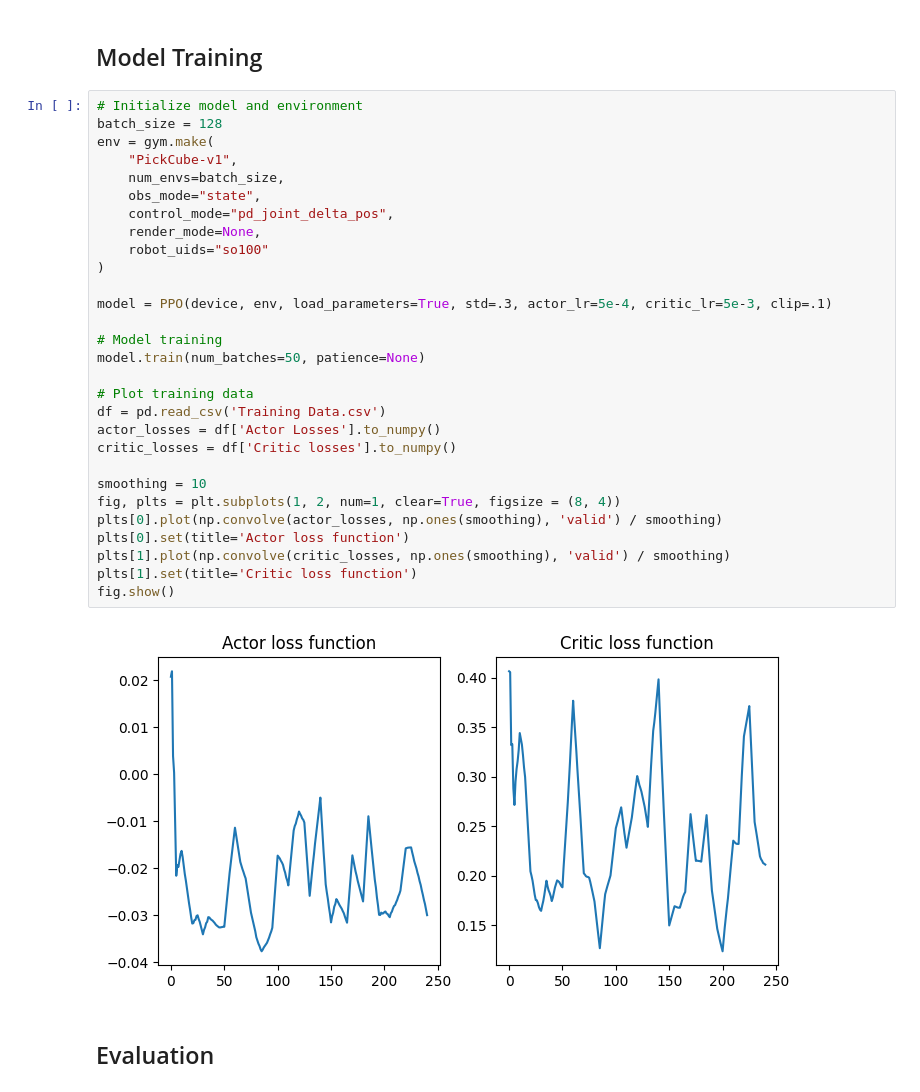
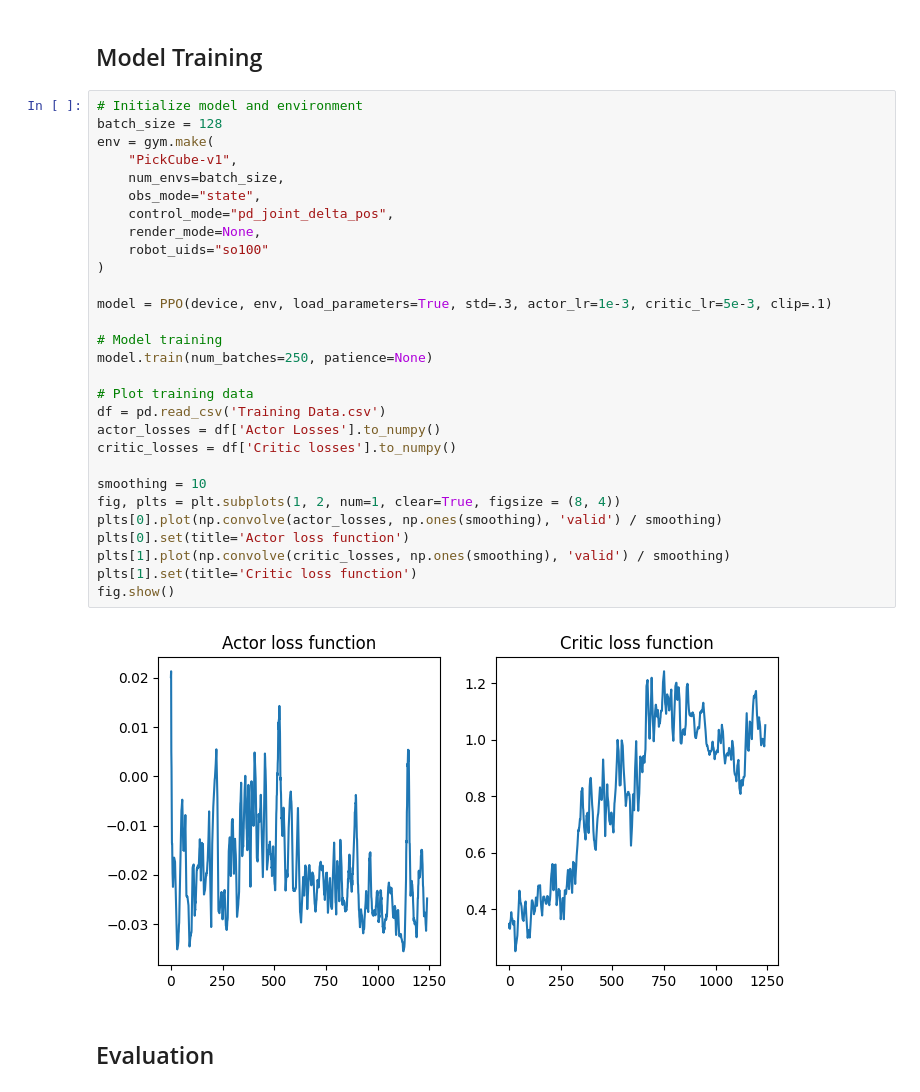
Before and after one commit to ChristianW26/CS372_Robot_Arm, a Jupyter notebook: ppo.ipynb, the cells around one changed output. Drawn from its saved outputs; the diff is of its cells as text.

```diff
--- a/ppo.ipynb
+++ b/ppo.ipynb
@@ -243,34 +243,34 @@ class PPO():
 # %%
 # Initialize model and environment
 batch_size = 128
 env = gym.make(
     "PickCube-v1",
     num_envs=batch_size,
     obs_mode="state",
     control_mode="pd_joint_delta_pos",
     render_mode=None,
     robot_uids="so100"
 )
 
-model = PPO(device, env, load_parameters=True, std=.3, actor_lr=5e-4, critic_lr=5e-3, clip=.1)
+model = PPO(device, env, load_parameters=True, std=.3, actor_lr=1e-3, critic_lr=5e-3, clip=.1)
 
 # Model training
-model.train(num_batches=50, patience=None)
+model.train(num_batches=250, patience=None)
 
 # Plot training data
 df = pd.read_csv('Training Data.csv')
 actor_losses = df['Actor Losses'].to_numpy()
 critic_losses = df['Critic losses'].to_numpy()
 
 smoothing = 10
 fig, plts = plt.subplots(1, 2, num=1, clear=True, figsize = (8, 4))
 plts[0].plot(np.convolve(actor_losses, np.ones(smoothing), 'valid') / smoothing)
 plts[0].set(title='Actor loss function')
 plts[1].plot(np.convolve(critic_losses, np.ones(smoothing), 'valid') / smoothing)
 plts[1].set(title='Critic loss function')
 fig.show()
 # %% [output]
-[figure, old version]
+[figure, new version]
 # %% [markdown]
 ## Evaluation
 # %%
```
Also changed, not shown: 3 other files.
